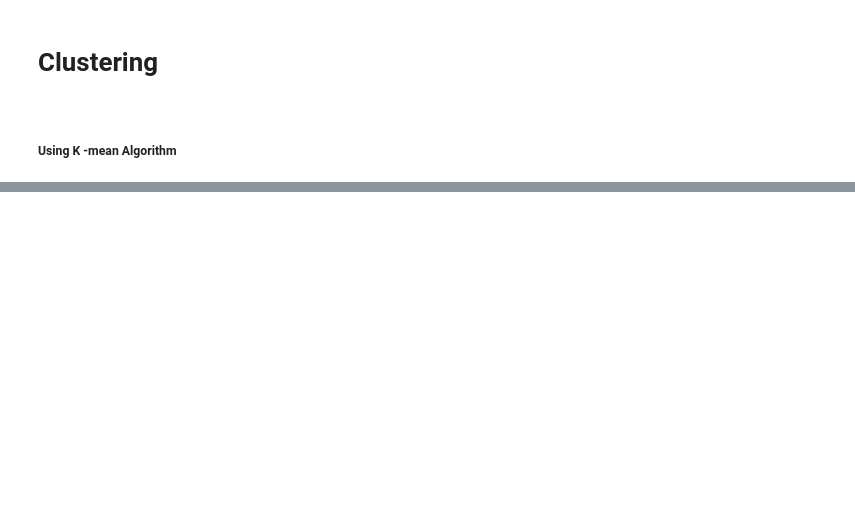
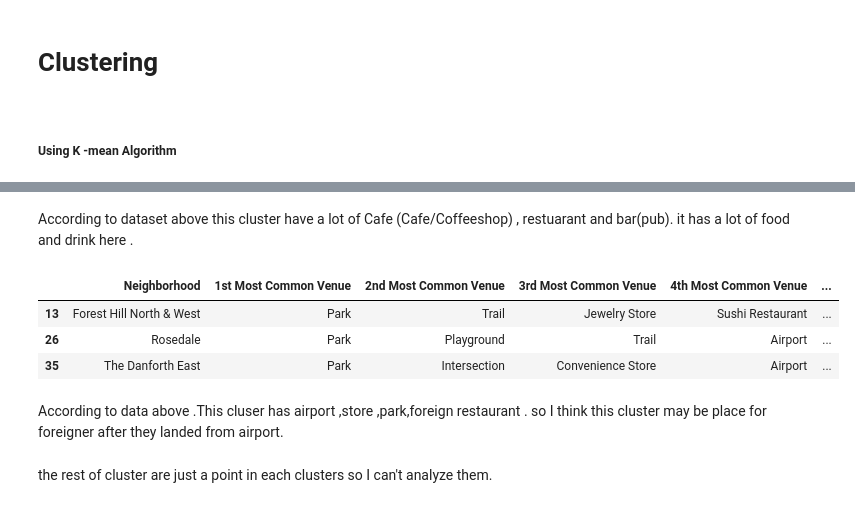
Before and after one commit to blxsheep/IBM_Capstone_Project, a Jupyter notebook: Clustering.ipynb, the cells around one changed output, grey strips where cells are left out. Drawn from its saved outputs; the diff is of its cells as text; code cells hidden in the pictures; blank space fills up the shorter version.

```diff
--- a/Clustering.ipynb
+++ b/Clustering.ipynb
@@ -240,0 +361,14 @@ neighborhoods_venues_sorted.head()
+# %% [markdown]
+According to dataset above this cluster have a lot of Cafe (Cafe/Coffeeshop) , restuarant and bar(pub). it has a lot of food and drink here .
+# %%
+cluster0   = merged[merged.Label == 0 ]
+cluster0
+# %% [output]
+|  | Neighborhood | 1st Most Common Venue | 2nd Most Common Venue | 3rd Most Common Venue | 4th Most Common Venue | ... |
+| 13 | Forest Hill North & West | Park | Trail | Jewelry Store | Sushi Restaurant | ... |
+| 26 | Rosedale | Park | Playground | Trail | Airport | ... |
+| 35 | The Danforth East | Park | Intersection | Convenience Store | Airport | ... |
+# %% [markdown]
+According to data above .This cluser has airport  ,store ,park,foreign restaurant . so I think this cluster may be place for foreigner after they landed from airport.
+# %% [markdown]
+the rest of cluster are just a point in each clusters so I can't analyze them.
```
Also changed, not shown: parts of 10 cells of this notebook.
